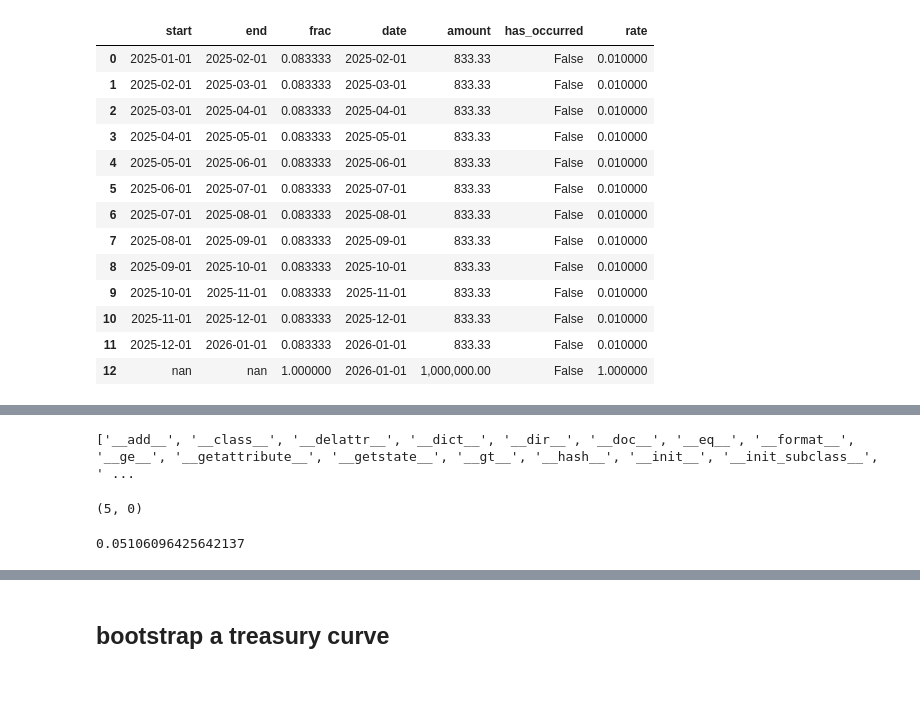
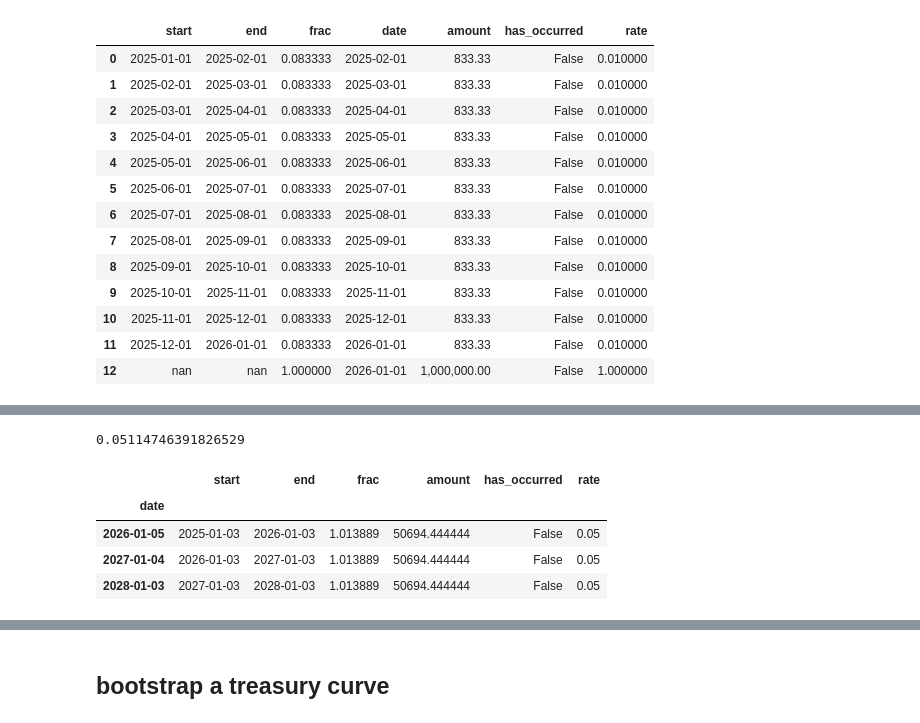
Before and after one commit to alienbrett/financial-security-classes, a Jupyter notebook: fixed_income.ipynb, the cells around one changed output, grey strips where cells are left out. Cells and saved outputs as stored; diff of their text form; code cells hidden in the pictures; blank space fills up the shorter version.

```diff
--- a/fixed_income.ipynb
+++ b/fixed_income.ipynb
@@ -256,7 +239,0 @@ swp.model_dump()
-# %%
-print(dir(ql.Period('5d')))
-p = ql.Period('5d')
-p.length(), p.units()
-# %% [output]
-['__add__', '__class__', '__delattr__', '__dict__', '__dir__', '__doc__', '__eq__', '__format__', '__ge__', '__getattribute__', '__getstate__', '__gt__', '__hash__', '__init__', '__init_subclass__', ' ...
-(5, 0)
@@ -280,13 +257,15 @@ swp_engine = ql.DiscountingSwapEngine(ql_curve)
 # %%
-# help(swp.as_quantlib)
-ql_swp = swp.as_quantlib(
-    index_lookup={
-        'SOFR': ql.Sofr(ql_curve),
-    }
-)
+ql_swp = swp.as_quantlib( index_lookup=swp_lookup )
 
 ql_swp.setPricingEngine(swp_engine)
-
 ql_swp.fairRate()
 # %% [output]
-0.05106096425642137
+0.05114746391826529
+# %%
+swp.fixed_leg.cashflows_df(index_lookup=swp_lookup)
+# %% [output]
+|  | start | end | frac | amount | has_occurred | rate |
+| date |  |  |  |  |  |  |
+| 2026-01-05 | 2025-01-03 | 2026-01-03 | 1.013889 | 50694.444444 | False | 0.05 |
+| 2027-01-04 | 2026-01-03 | 2027-01-03 | 1.013889 | 50694.444444 | False | 0.05 |
+| 2028-01-03 | 2027-01-03 | 2028-01-03 | 1.013889 | 50694.444444 | False | 0.05 |
```
Also changed, not shown: parts of 22 cells of this notebook, 3 other files.
